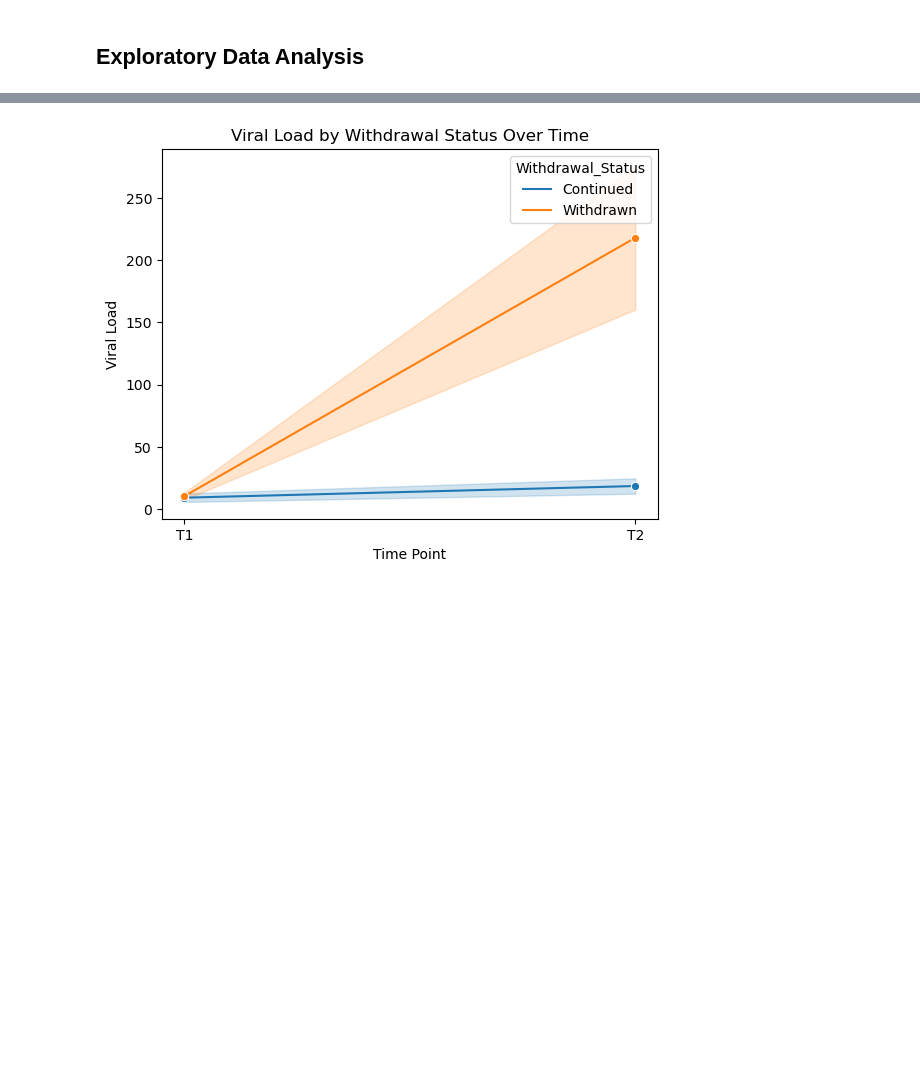
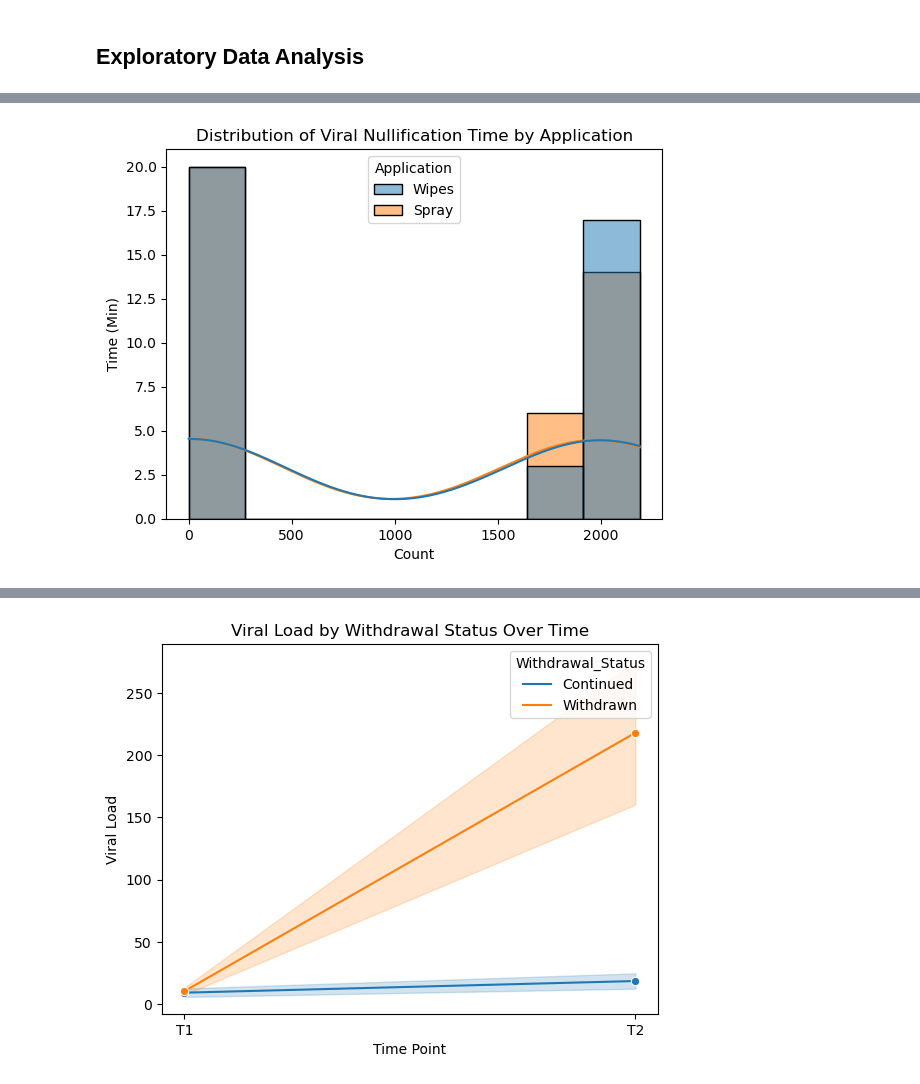
Before and after one commit to mdmmirfan/Virus-Survivability-Test-INF2178, a Jupyter notebook: INF2178_Assignment_2.ipynb, the cells around one changed output, grey strips where cells are left out. Cells and saved outputs as stored; diff of their text form; code cells hidden in the pictures; blank space fills up the shorter version.

```diff
--- a/INF2178_Assignment_2.ipynb
+++ b/INF2178_Assignment_2.ipynb
@@ -242,7 +248,13 @@ plt.show()
 # %%
 # histogram for time?
 sns.histplot(x="Time", kde=True, hue="Application" ,data=df)
+
+plt.title('Distribution of Viral Nullification Time by Application')
+plt.ylabel('Time (Min)')
+plt.xlabel('Count')
 plt.show()
+# %% [output]
+[figure, added]
 # %%
 # Scatter plot to visualize relationship between porosiy, surface, application and time
 sns.relplot(data=df, x='Porosity', y='Time', hue='Surface')
```
Also changed, not shown: parts of 5 cells of this notebook.
